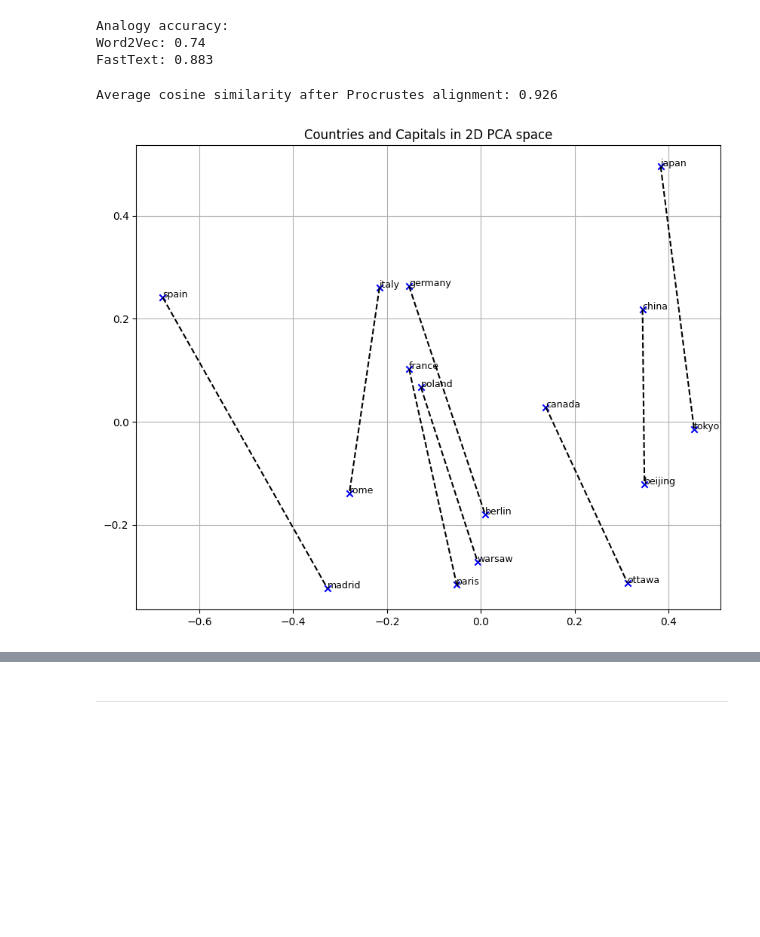
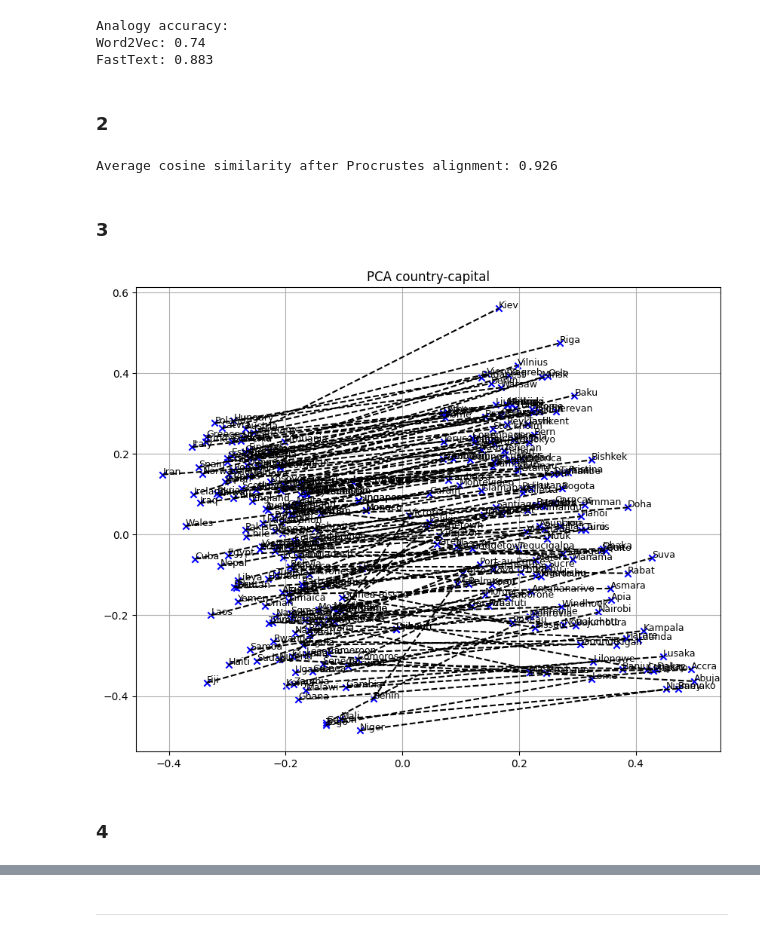
Before and after one commit to PatrykFlama/UWr, a Jupyter notebook: Sem6/NN/List5/Task4.ipynb, the cells around one changed output, grey strips where cells are left out. Cells and saved outputs as stored; diff of their text form; code cells hidden in the pictures; blank space fills up the shorter version.

```diff
--- a/Sem6/NN/List5/Task4.ipynb
+++ b/Sem6/NN/List5/Task4.ipynb
@@ -101,6 +103,8 @@ print("FastText:", round(analogy_score(ft), 3))
 Analogy accuracy:
 Word2Vec: 0.74
 FastText: 0.883
+# %% [markdown]
+### 2
 # %%
 dict_file = "input/en-pl.txt"
 
@@ -145,37 +149,48 @@ print("Average cosine similarity after Procrustes alignment:", round(avg_similar
 # %% [output]
 Average cosine similarity after Procrustes alignment: 0.926
+# %% [markdown]
+### 3
+# %%
+capitals_file = "input/capitals.txt"
+def load_capitals(file_path):
+    capitals = []
+    with open(file_path, 'r', encoding='utf-8') as f:
+        for line in f:
+            if line.strip():
+                parts = line.strip().split()
+                if len(parts) == 2:
+                    capitals.append((parts[0], parts[1]))
+    return capitals
 # %%
-country_capital_pairs = [
-    ('france', 'paris'), ('germany', 'berlin'), ('italy', 'rome'),
-    ('spain', 'madrid'), ('poland', 'warsaw'), ('japan', 'tokyo'),
-    ('china', 'beijing'), ('canada', 'ottawa'), ('brazil', 'brasilia')
-]
+country_capital_pairs = load_capitals(capitals_file)
 
 vectors = []
 labels = []
 connections = []
 
 for country, capital in country_capital_pairs:
     if country in ft and capital in ft:
         vectors.append(ft[country])
         vectors.append(ft[capital])
         labels.extend([country, capital])
         connections.append((len(vectors)-2, len(vectors)-1))
 
 # PCA
 pca = PCA(n_components=2)
 reduced = pca.fit_transform(vectors)
 
 # plot
 plt.figure(figsize=(10, 8))
 for i, label in enumerate(labels):
     plt.scatter(*reduced[i], marker='x', color='blue')
     plt.text(*reduced[i], label, fontsize=9)
 for i, j in connections:
     plt.plot([reduced[i,0], reduced[j,0]], [reduced[i,1], reduced[j,1]], 'k--')
-plt.title("Countries and Capitals in 2D PCA space")
+plt.title("PCA country-capital")
 plt.grid()
 plt.show()
 # %% [output]
-[figure, old version]
+[figure, new version]
+# %% [markdown]
+### 4
 # %%
```
Also changed, not shown: parts of 3 cells of this notebook.
